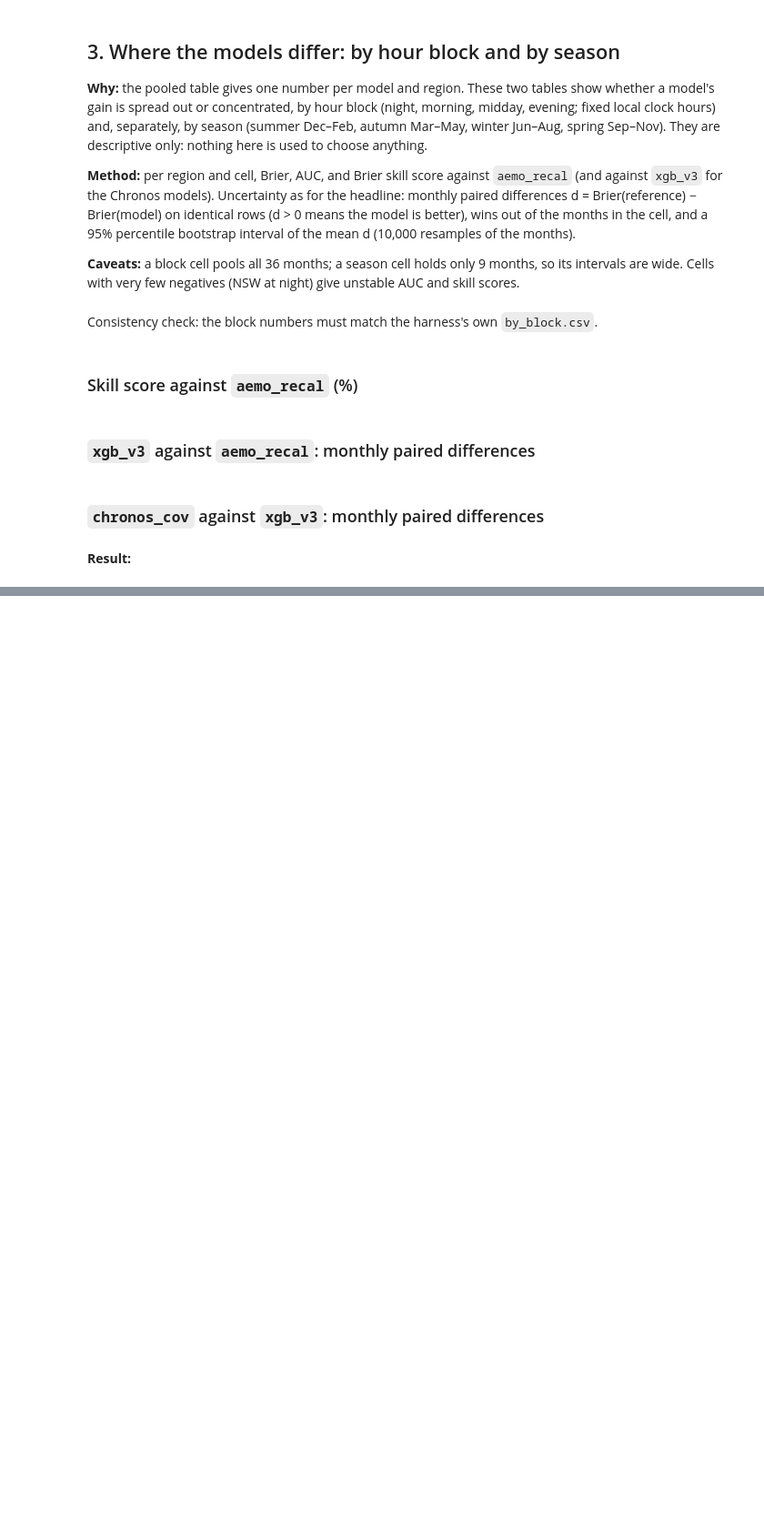
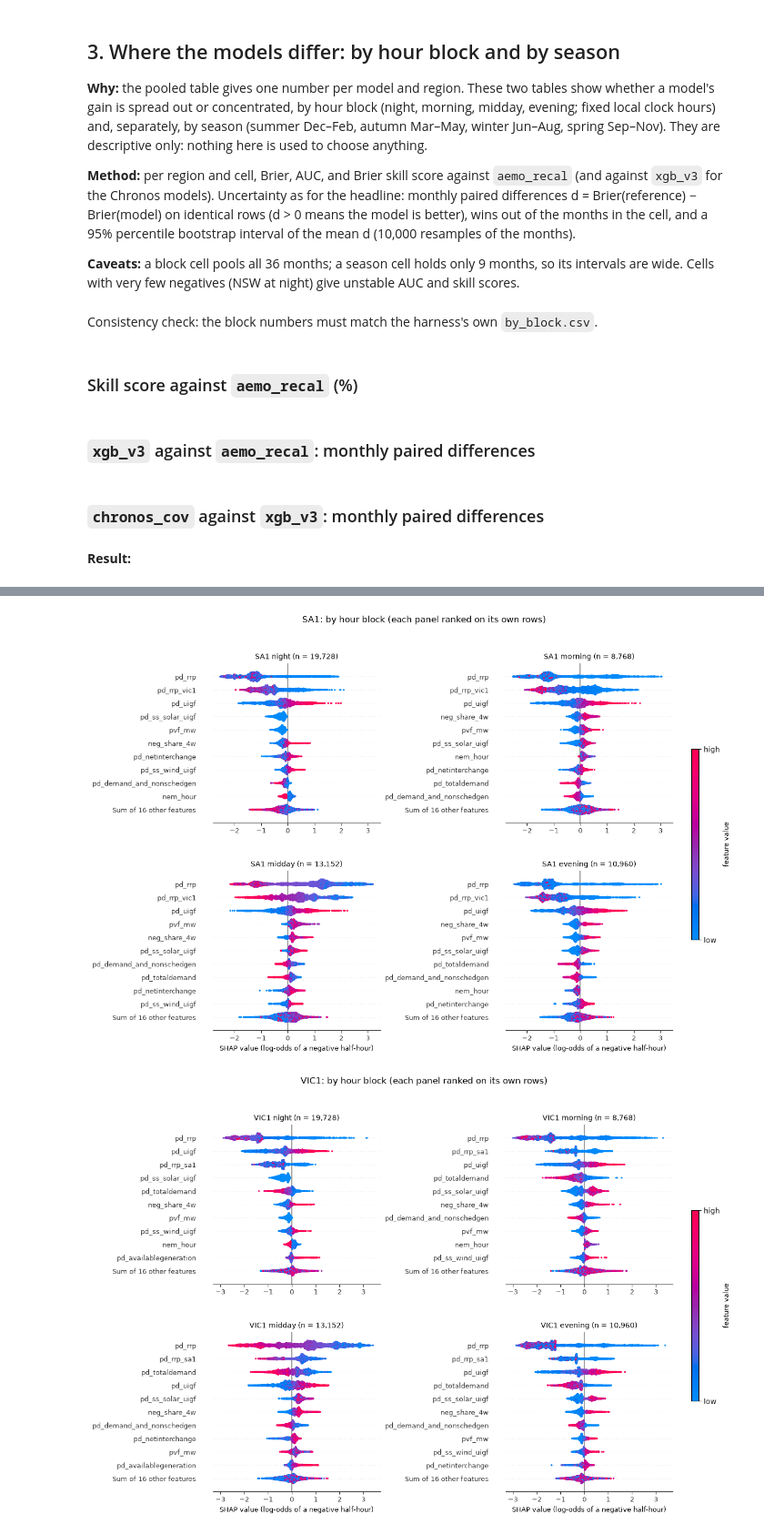
Before and after one commit to enjimenez/nem-negative-prices, a Jupyter notebook: notebooks/05-ej-final-model-report.ipynb, the cells around one changed output, grey strips where cells are left out. Shown at 91% size. Saved outputs shown, nothing was run; the diff lists cells and outputs as text; code cells hidden in the pictures; blank space fills up the shorter version.

```diff
--- a/notebooks/05-ej-final-model-report.ipynb
+++ b/notebooks/05-ej-final-model-report.ipynb
@@ -229,0 +264,33 @@ display(paired(by_season, "season", "chronos_cov", "xgb_v3"))
+# %%
+MIN_N = 100  # bands with fewer half-hours are drawn hollow (noisy)
+
+fig, axes = plt.subplots(len(REL_MODELS), len(REGIONS), figsize=(11, 3.1 * len(REL_MODELS)),
+                         sharex=True, sharey=True)
+for row, model in enumerate(REL_MODELS):
+    for col, region in enumerate(REGIONS):
+        ax = axes[row, col]
+        band = rel_all[(rel_all["model"] == model) & (rel_all["REGIONID"] == region)]
+        ax.plot([0, 1], [0, 1], ls="--", lw=1, color=GREY)
+        ax.plot(band["mean_prob"], band["share_neg"], lw=2, color=BLUE)
+        solid = band["n"] >= MIN_N
+        ax.plot(band.loc[solid, "mean_prob"], band.loc[solid, "share_neg"], "o", ms=6, color=BLUE)
+        ax.plot(band.loc[~solid, "mean_prob"], band.loc[~solid, "share_neg"], "o", ms=6,
+                mfc="white", mec=BLUE, mew=1.5)
+        rel, bias = cal_summary.loc[(model, region)]
+        ax.text(0.03, 0.97, f"reliability {rel:.2f} ×10⁻³\nbias {bias:+.1f} pts",
+                transform=ax.transAxes, va="top", fontsize=8, color="#333")
+        if row == 0:
+            ax.set_title(region)
+        if col == 0:
+            ax.set_ylabel(f"{model}\nshare negative")
+        if row == len(REL_MODELS) - 1:
+            ax.set_xlabel("Mean predicted probability")
+        ax.set_xlim(0, 1)
+        ax.set_ylim(0, 1)
+        ax.grid(alpha=0.25)
+        ax.spines[["top", "right"]].set_visible(False)
+fig.suptitle("Reliability on the test months (Oct 2023 - Sep 2026), 10-point bands; "
+             f"hollow = band with < {MIN_N} half-hours", y=1.0)
+fig.tight_layout()
+fig.savefig(FIGURES_DIR / "reliability_all_models_test.png", dpi=150, bbox_inches="tight")
+plt.show()
@@ -229,0 +460,9 @@ display(paired(by_season, "season", "chronos_cov", "xgb_v3"))
+# %%
+for region in REGIONS:
+    g = sh[sh["REGIONID"] == region]
+    fig = grid([(f"{region} {b}", g[g["block"] == b]) for b in BLOCKS], ncols=2)
+    fig.suptitle(f"{region}: by hour block (each panel ranked on its own rows)", y=0.98)
+    plt.show()
+# %% [output]
+[figure, added]
+[figure, added]
```
Also changed, not shown: parts of 10 cells of this notebook, 8 other files.
